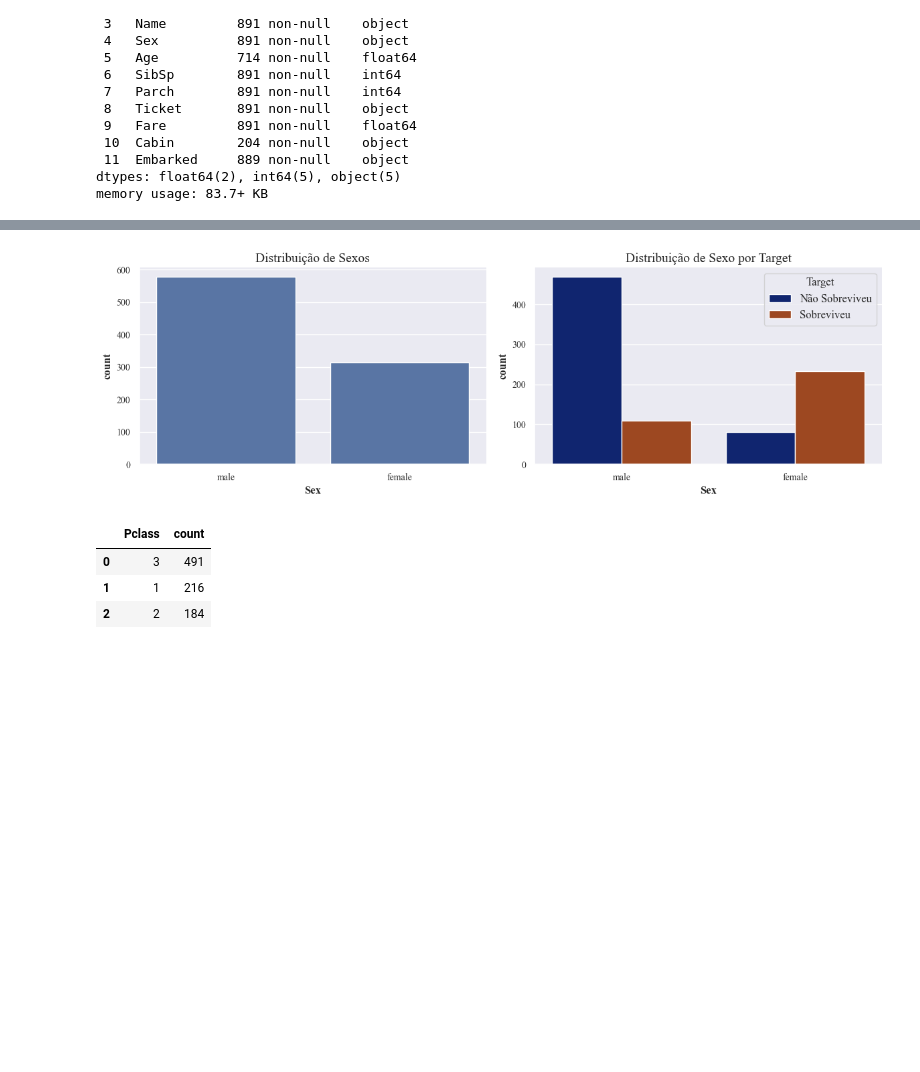
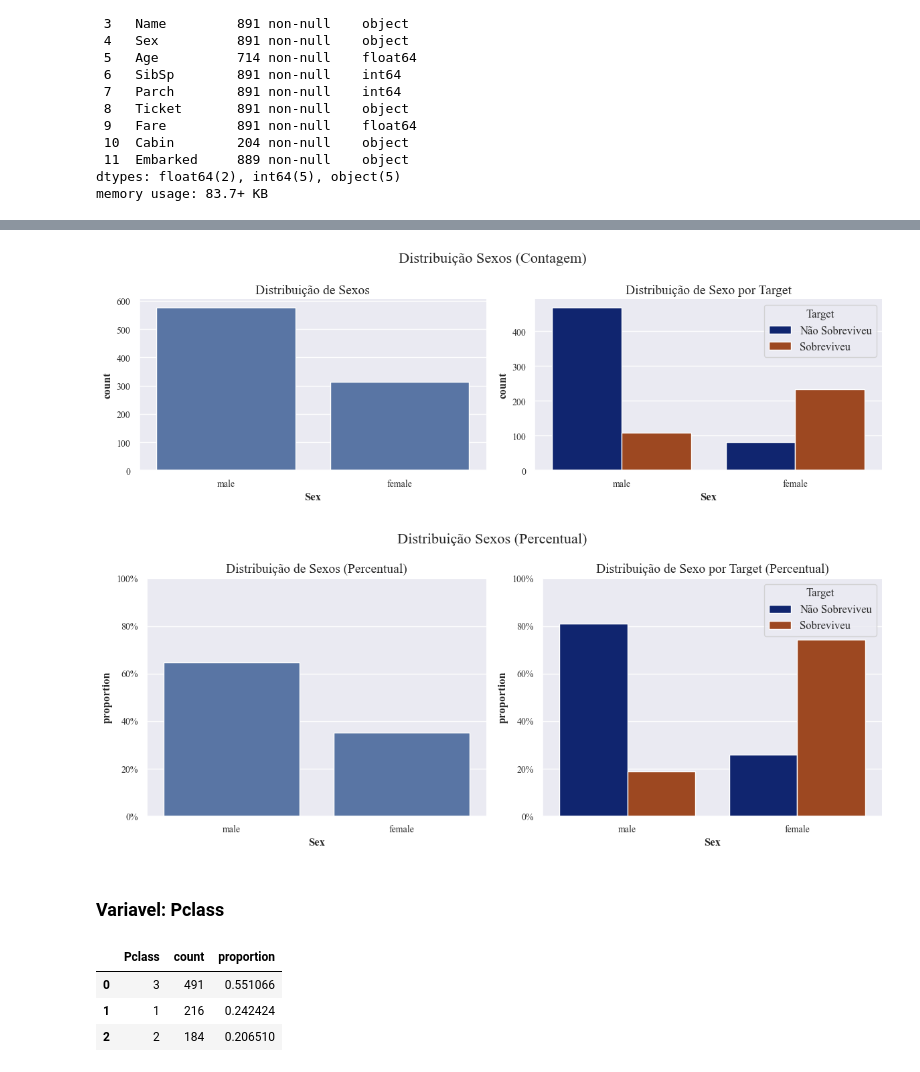
Before and after one commit to espeditoalves/titanic-ml-project, a Jupyter notebook: notebooks/exploration/1.0 - initial-data-exploration.ipynb, the cells around one changed output, grey strips where cells are left out. Drawn from its saved outputs; the diff is of its cells as text; code cells hidden in the pictures; blank space fills up the shorter version.

```diff
--- a/notebooks/exploration/1.0 - initial-data-exploration.ipynb
+++ b/notebooks/exploration/1.0 - initial-data-exploration.ipynb
@@ -86,29 +132,56 @@ sex_counts
 # %%
+sex_order = ['male', 'female']
+target_order = [0, 1]
+
 fig, ax = plt.subplots(1,2, figsize=(12, 4))
+fig.suptitle('Distribuição Sexos (Contagem)')
 sns.countplot(ax=ax[0], data=df_train, x='Sex')
-sns.countplot(ax=ax[1], data=df_train, x='Sex', hue = 'Target', palette='dark', edgecolor = 'white')
+sns.countplot(ax=ax[1], data=df_train, x='Sex', hue = 'Target', palette='dark', edgecolor = 'white', order=sex_order)
 
 ax[0].set_title('Distribuição de Sexos')
 ax[1].set_title('Distribuição de Sexo por Target')
 
 # Ajustando o layout da figura
 plt.tight_layout()
 plt.show()
 
 # Outra opção
 # sns.histplot(ax=ax[0], data=df_train, x='Sex')
 # sns.histplot(ax=ax[1], data=df_train, x='Sex', hue = 'Target', multiple="dodge", palette='dark', edgecolor = 'white', shrink=.8)
 # shrink=.8: Controla a largura das barras no gráfico.
 # multiple="dodge": Especifica o método de posicionamento dos histogramas.
 # O valor "dodge" faz com que os histogramas dos diferentes níveis de Target sejam colocados lado a lado.
 # %% [output]
-[figure, old version]
+[figure, new version]
-# %%
-# df_train['Pclass'] = df_train['Pclass'].map({1: 'Primeira_Classe', 2: 'Segunda_Classe', 3:'Terceira_Classe'})
-
-df_train['Pclass'].value_counts(dropna=False).reset_index()
-# %% [output]
-|  | Pclass | count |
-| 0 | 3 | 491 |
-| 1 | 1 | 216 |
-| 2 | 2 | 184 |
+# %%
+fig, ax = plt.subplots(1, 2, figsize=(12, 5))
+fig.suptitle('Distribuição Sexos (Percentual)')
+
+sns.barplot(ax=ax[0], data=df_sex, x='Sex', y='proportion', edgecolor='white')
+sns.barplot(ax=ax[1], data=df_sex_target, x='Sex', y='proportion', hue='Target', palette='dark', edgecolor='white', order=sex_order)
+
+
+ax[0].set_title('Distribuição de Sexos (Percentual)')
+ax[0].set_ylim(0, 1)
+ax[0].yaxis.set_major_formatter(plt.FuncFormatter(lambda y, _: '{:.0%}'.format(y)))
+ax[1].set_title('Distribuição de Sexo por Target (Percentual)')
+ax[1].set_ylim(0, 1)
+ax[1].yaxis.set_major_formatter(plt.FuncFormatter(lambda y, _: '{:.0%}'.format(y)))
+
+plt.tight_layout()
+plt.show()
+# %% [output]
+[figure, added]
+# %% [markdown]
+### Variavel: Pclass
+# %%
+count_pclass = df_train['Pclass'].value_counts(dropna=False).reset_index().merge(
+                df_train['Pclass'].value_counts(dropna=False, normalize=True).reset_index(),
+                how='inner', on='Pclass'
+)
+count_pclass
+# %% [output]
+|  | Pclass | count | proportion |
+| 0 | 3 | 491 | 0.551066 |
+| 1 | 1 | 216 | 0.242424 |
+| 2 | 2 | 184 | 0.206510 |
```
Also changed, not shown: parts of 52 cells of this notebook.
